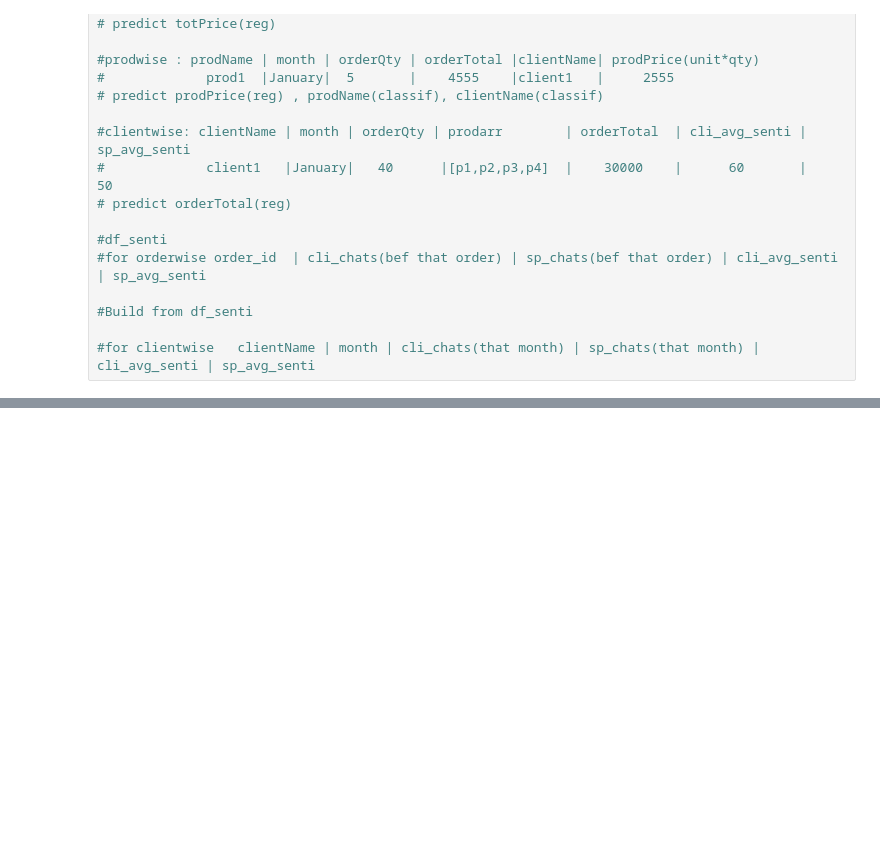
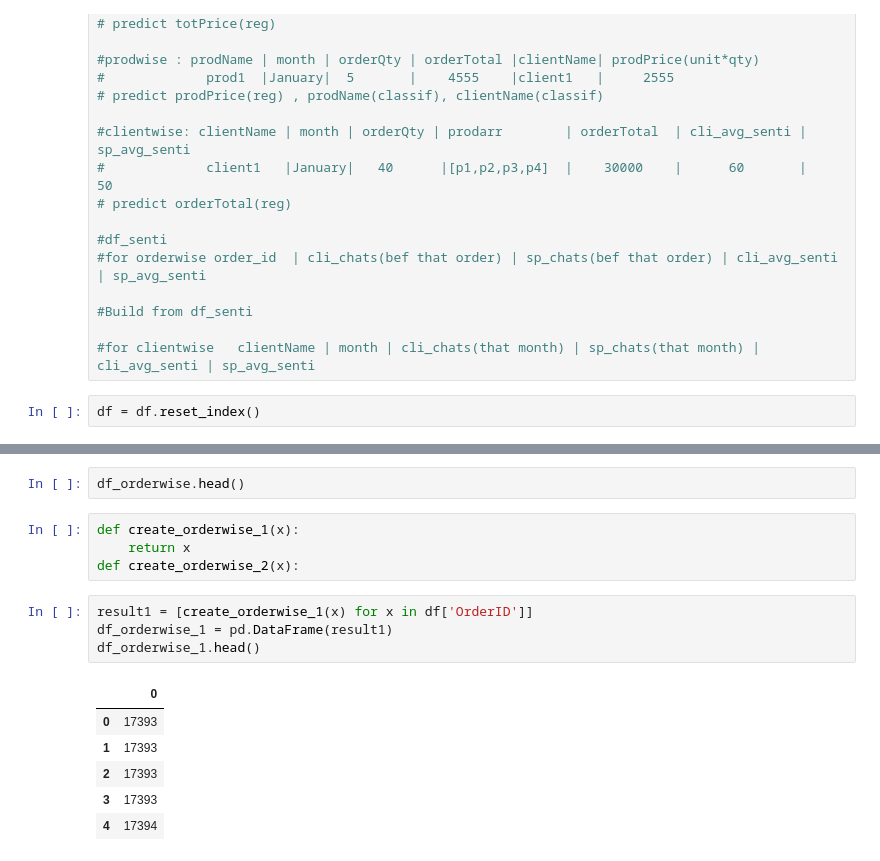
Before and after one commit to Learning2Code75/DLOM, a Jupyter notebook: ML/3_regClassif/sales_analysis_vid.ipynb, the cells around one changed output, grey strips where cells are left out. Saved outputs shown, nothing was run; the diff lists cells and outputs as text; blank space fills up the shorter version.

```diff
--- a/ML/3_regClassif/sales_analysis_vid.ipynb
+++ b/ML/3_regClassif/sales_analysis_vid.ipynb
@@ -104,3 +97,5 @@ CustID | CustName | Month | Location | Client Sentiments | Salesperson Sentiment
 #Build from df_senti
 
 #for clientwise   clientName | month | cli_chats(that month) | sp_chats(that month) | cli_avg_senti | sp_avg_senti
+# %%
+df = df.reset_index()
@@ -106,0 +110,17 @@ CustID | CustName | Month | Location | Client Sentiments | Salesperson Sentiment
+# %%
+df_orderwise.head()
+# %%
+def create_orderwise_1(x):
+    return x
+def create_orderwise_2(x):
+# %%
+result1 = [create_orderwise_1(x) for x in df['OrderID']]
+df_orderwise_1 = pd.DataFrame(result1)
+df_orderwise_1.head()
+# %% [output]
+|  | 0 |
+| 0 | 17393 |
+| 1 | 17393 |
+| 2 | 17393 |
+| 3 | 17393 |
+| 4 | 17394 |
```
Also changed, not shown: parts of 10 cells of this notebook, 3 other files.
